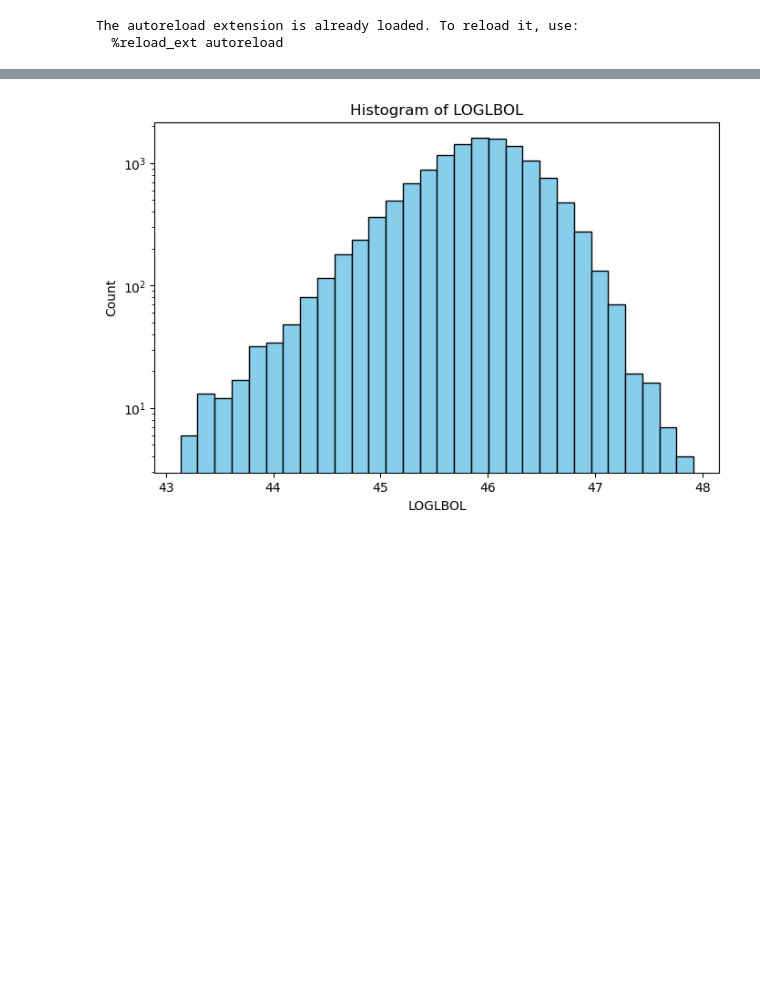
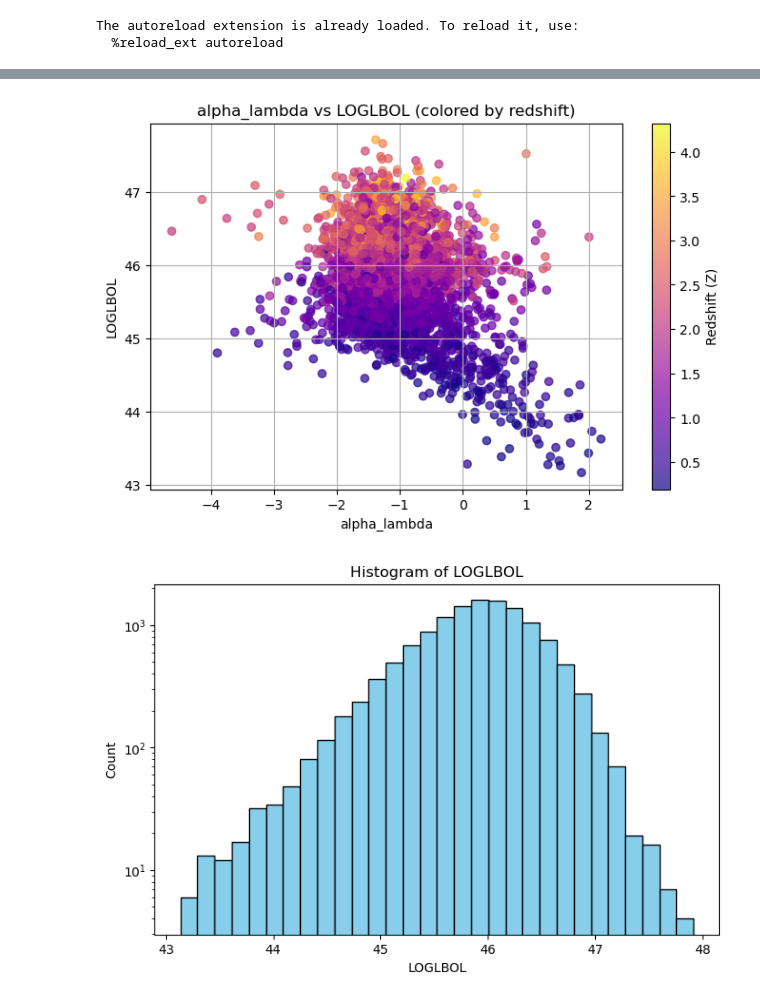
Before and after one commit to dutra/qvc, a Jupyter notebook: qvc/samples_in_luminosity_bins.ipynb, the cells around one changed output, grey strips where cells are left out. Cells and saved outputs as stored; diff of their text form; code cells hidden in the pictures; blank space fills up the shorter version.

```diff
--- a/qvc/samples_in_luminosity_bins.ipynb
+++ b/qvc/samples_in_luminosity_bins.ipynb
@@ -14,13 +14,25 @@ import astropy.units as u
 The autoreload extension is already loaded. To reload it, use:
   %reload_ext autoreload
 # %%
+from astropy.io import fits
+from astropy.table import Table
+
 hdul = fits.open('data/dr16q_prop_May01_2024.fits')
 fits_data = hdul[1].data  # Assuming the data is in the first extension
-fits_data2 = hdul[2].data  # Assuming the data is in the first extension
+fits_data2 = hdul[2].data  # Assuming the data is in the second extension
 
+# Calculate apparent_mag_i from PSFFLUX (i-band is index 2)
+apparent_mag_i = -2.5 * np.log10(fits_data2['PSFFLUX'][:, 2]) + 22.5
+
+# Add apparent_mag_i as a new field to fits_data2
+
+# Convert fits_data2 to Table, add column, convert back to FITS_rec
+table_data2 = Table(fits_data2)
+table_data2['apparent_mag_i'] = apparent_mag_i
+fits_data2 = table_data2.as_array()
 
 fields1 = ['RA', 'DEC', 'SDSS_NAME', 'Z_SYS', 'LOGLBOL', 'LOGLBOL_ERR', 'LOGL3000', 'LOGL3000_ERR']
-fields2 = ['M_I', 'SN_MEDIAN_ALL']
+fields2 = ['M_I', 'SN_MEDIAN_ALL', 'apparent_mag_i']
 
 data = {}
 for f in fields1:
@@ -72,0 +125,4 @@ df_merged_final = df_merged_final[df_merged_final['LOGLBOL'] > 43]
+# %%
+df_merged_final['ra'] = df_merged_final['RA']
+df_merged_final['dec'] = df_merged_final['DEC']
+df_merged_final[df_merged_final['alpha_lambda'] < -10].head(50).to_csv('m2500_invalid.csv', index=False)
@@ -73,3 +133,22 @@ df_merged_final = df_merged_final[df_merged_final['LOGLBOL'] > 43]
+# %%
+plt.figure(figsize=(8, 5))
+mask = (df_merged_final['apparent_mag_2500'] > 0) & (df_merged_final['apparent_mag_i'] < 27) & (df_merged_final['alpha_lambda'] > -10)
+sc = plt.scatter(
+    df_merged_final['alpha_lambda'][mask],
+    df_merged_final['LOGLBOL'][mask],
+    c=df_merged_final['Z'][mask],
+    cmap='plasma',
+    alpha=0.7
+)
+plt.xlabel('alpha_lambda')
+plt.ylabel('LOGLBOL')
+plt.title('alpha_lambda vs LOGLBOL (colored by redshift)')
+plt.colorbar(sc, label='Redshift (Z)')
+plt.grid(True)
+plt.savefig('plots/ancillary/alpha_lambda_vs_LOGLBOL_colorZ.png', dpi=300)
+plt.show()
+# %% [output]
+[figure, added]
 # %%
 plt.figure(figsize=(8, 5))
 plt.hist(df_merged_final['LOGLBOL'], bins=30, color='skyblue', edgecolor='black')
```
Also changed, not shown: parts of 8 cells of this notebook, 6 other files.
